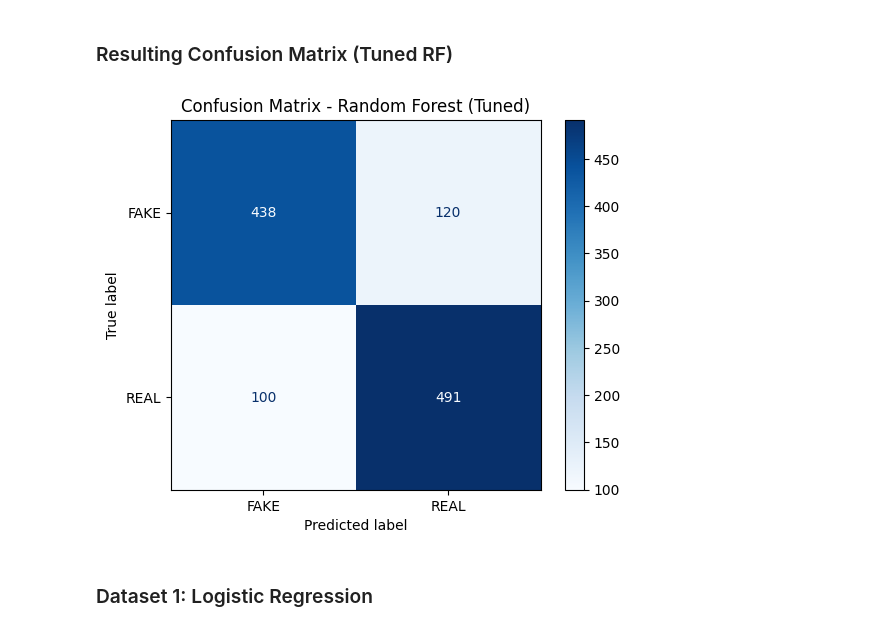
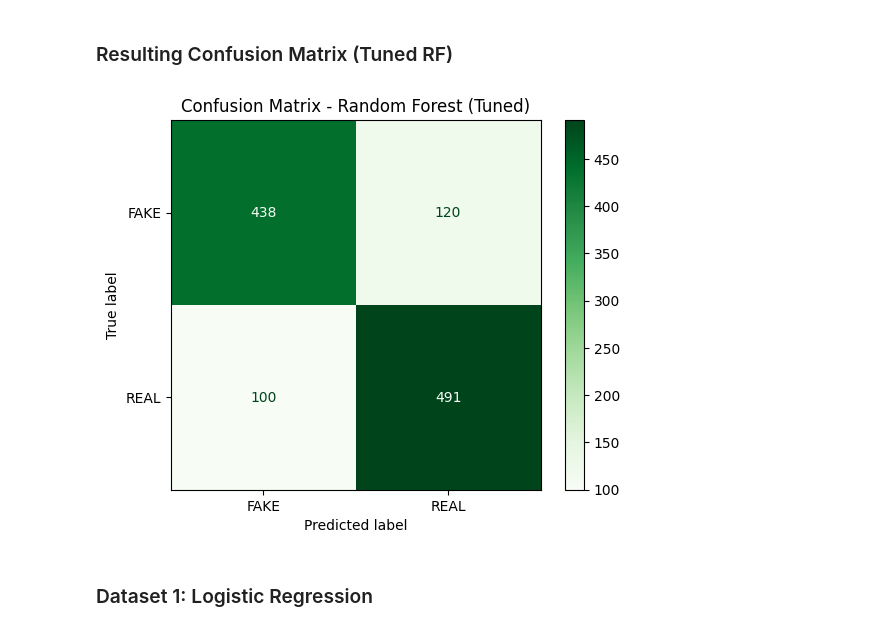
Before and after one commit to milchi03/ML_Project_3, a Jupyter notebook: classic-classifier.ipynb, the cells around one changed output. Drawn from its saved outputs; the diff is of its cells as text; code cells hidden in the pictures.

```diff
--- a/classic-classifier.ipynb
+++ b/classic-classifier.ipynb
@@ -855,14 +855,14 @@ weighted avg       0.81      0.81      0.81      1149
 # %%
 # generating confusion matrix
 conf_matrix = confusion_matrix(dataset1_y_test, y_predicted_tuned)
 
 # displaying confusion matrix
 disp = ConfusionMatrixDisplay(conf_matrix, display_labels=['FAKE', 'REAL'])
-disp.plot(cmap='Blues', values_format='d')
+disp.plot(cmap='Greens', values_format='d')
 plt.title("Confusion Matrix - Random Forest (Tuned)")
 plt.show()
 # %% [output]
-[figure, old version]
+[figure, new version]
 # %% [markdown]
 ### Dataset 1: Logistic Regression
 # %%
```
Also changed, not shown: parts of 7 cells of this notebook.
